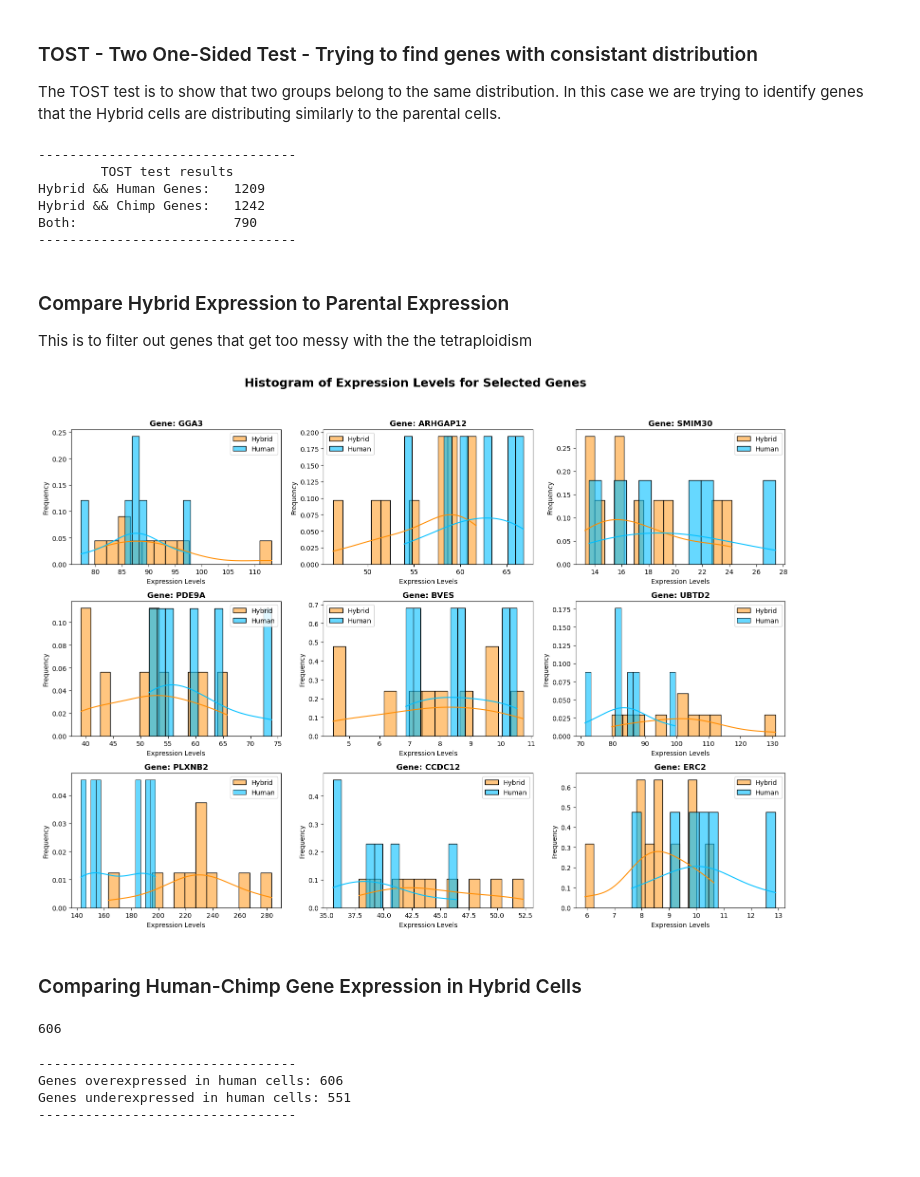
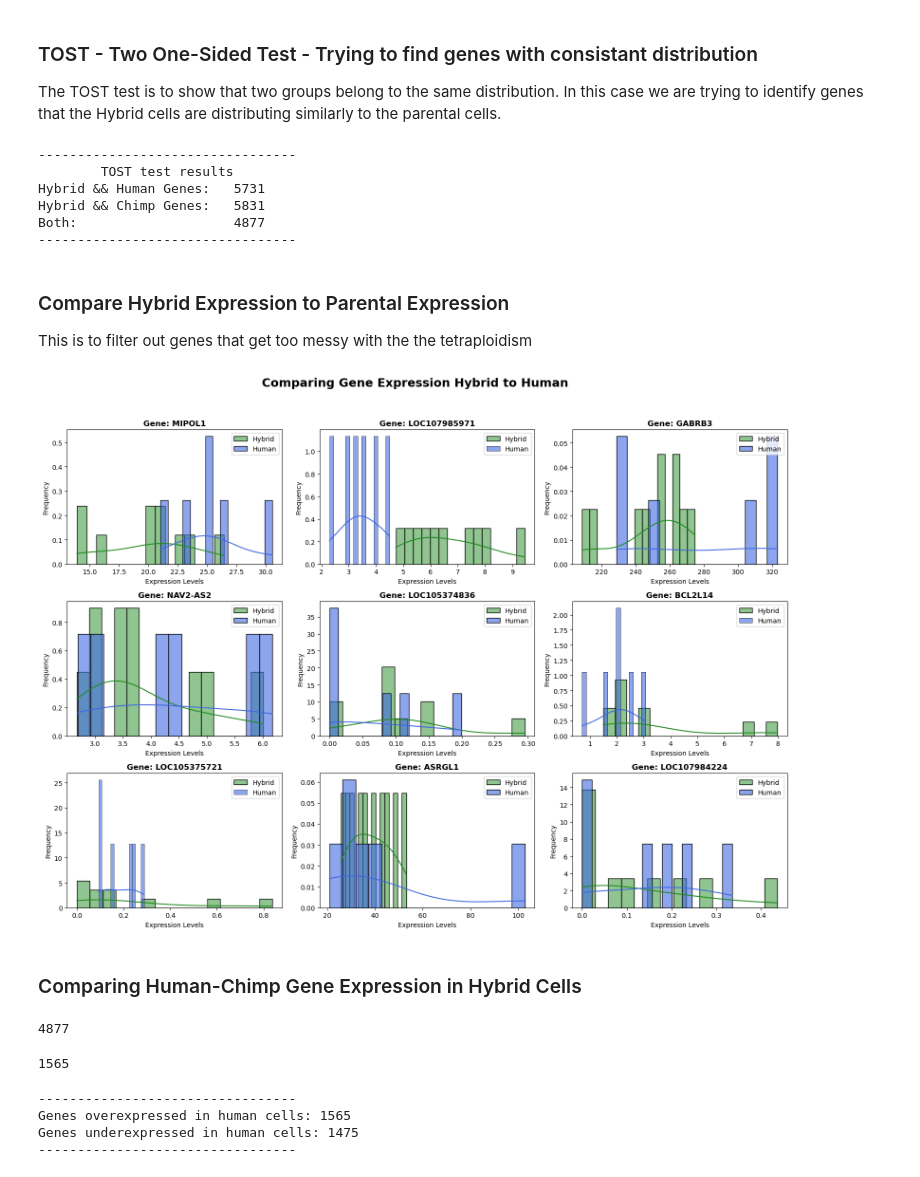
Before and after one commit to matanyaw9/iml_project, a Jupyter notebook: part_3.ipynb, the cells around one changed output. Saved outputs shown, nothing was run; the diff lists cells and outputs as text; code cells hidden in the pictures.

```diff
--- a/part_3.ipynb
+++ b/part_3.ipynb
@@ -104,7 +105,7 @@ print("Shape before filtering:", simplified_df.shape)
 
 # Filtering the data - removing redundant genes
 # human_chimp_gene_expression_columns = REF_COUNT.union(ALT_COUNT)
-clean_df = simplified_df[simplified_df.loc[:,list(REF_COUNT.union(ALT_COUNT))].gt(50).any(axis=1)]
+clean_df = simplified_df[simplified_df.loc[:,list(REF_COUNT.union(ALT_COUNT))].gt(5).any(axis=1)]
 print("Shape after filtering:", clean_df.shape)
 clean_df
 # %% [output]
@@ -245,9 +250,9 @@ print('---------------------------------')
 # print("Both:\t\t\t", high_p_values_ttest.sum())
 # print('---------------------------------')
 
-selected_wilcoxon_equivalent_genes = normalized_df.index[high_p_values_wilcoxon]
-expressed_in_ISPC_genes = normalized_df.loc[selected_wilcoxon_equivalent_genes, intersect([IPSC, HYBRIDS_SAMPLES, REF_COUNT])].sum(axis=1) > 0
-selected_wilcoxon_equivalent_genes = selected_wilcoxon_equivalent_genes[expressed_in_ISPC_genes]
+wilcoxon_equivalent_genes = normalized_df.index[high_p_values_wilcoxon]
+expressed_in_ISPC_genes = normalized_df.loc[wilcoxon_equivalent_genes, intersect([IPSC, HYBRIDS_SAMPLES, REF_COUNT])].sum(axis=1) > 0
+wilcoxon_equivalent_genes = wilcoxon_equivalent_genes[expressed_in_ISPC_genes]
 # %% [output]
 ---------------------------------
         Wilcoxon test results
@@ -288,13 +293,13 @@ def tost_test(gene, epsilon):
     }
 
 
-tost_p_values = pd.DataFrame(index=selected_wilcoxon_equivalent_genes, columns=['lower_bound_p_val_hybrid_human',
+tost_p_values = pd.DataFrame(index=wilcoxon_equivalent_genes, columns=['lower_bound_p_val_hybrid_human',
                                                                     'upper_bound_p_val_hybrid_human',
                                                                     'lower_bound_p_val_hybrid_chimp',
                                                                     'upper_bound_p_val_hybrid_chimp'
                                                                     ])
 for gene in normalized_df.index:
-    tost_p_values.loc[gene] = tost_test(gene, epsilon=0.6)
+    tost_p_values.loc[gene] = tost_test(gene, epsilon=0.8)
 # %%
 human_hybrid_tost_equivalence = np.maximum(tost_p_values['lower_bound_p_val_hybrid_human'], tost_p_values['upper_bound_p_val_hybrid_human']) < 0.05
 chimp_hybrid_tost_equivalence = np.maximum(tost_p_values['lower_bound_p_val_hybrid_chimp'], tost_p_values['upper_bound_p_val_hybrid_chimp']) < 0.05
@@ -303,64 +308,64 @@ print('---------------------------------')
 print('\tTOST test results')
 print("Hybrid && Human Genes:\t", human_hybrid_tost_equivalence.sum())
 print("Hybrid && Chimp Genes:\t", chimp_hybrid_tost_equivalence.sum())
-tost_equivalent_genes = normalized_df.index[np.logical_and(human_hybrid_tost_equivalence, chimp_hybrid_tost_equivalence)]
-print('Both:\t\t\t', tost_equivalent_genes.shape[0])
+selected_tost_equivalent_genes = normalized_df.index[np.logical_and(human_hybrid_tost_equivalence, chimp_hybrid_tost_equivalence)]
+print('Both:\t\t\t', selected_tost_equivalent_genes.shape[0])
 print('---------------------------------')
 # %% [output]
 ---------------------------------
         TOST test results
-Hybrid && Human Genes:   1209
-Hybrid && Chimp Genes:   1242
-Both:                    790
+Hybrid && Human Genes:   5731
+Hybrid && Chimp Genes:   5831
+Both:                    4877
 ---------------------------------
 # %% [markdown]
 ### Compare Hybrid Expression to Parental Expression
 This is to filter out genes that get too messy with the the tetraploidism
 # %%
 # Set random seed for reproducibility
-np.random.seed(1999)
+# np.random.seed(1999)
 
 SAMPLE_AMOUNT = 9
-selected_genes = np.random.choice(tost_equivalent_genes, min(SAMPLE_AMOUNT, len(tost_equivalent_genes)), replace=False)
+selected_genes = np.random.choice(selected_tost_equivalent_genes, min(SAMPLE_AMOUNT, len(selected_tost_equivalent_genes)), replace=False)
 
 # Define colors
-hybrid_h = 'darkorange'
-parental_h = 'deepskyblue'
+hybrid_h = HYBRID_COLOR
+parental_h = HUMAN_COLOR
 
 # Create subplots
 fig, axes = plt.subplots(nrows=3, ncols=3, figsize=(16, 12))
-fig.suptitle('Histogram of Expression Levels for Selected Genes', fontsize=18, fontweight='bold')
+fig.suptitle('Comparing Gene Expression Hybrid to Human', fontsize=18, fontweight='bold')
 axes = axes.flatten()
 
 # Plot histograms for each gene
 for i, gene in enumerate(selected_genes):
     ax = axes[i]
 
     # Extract expression values
     df_hybrid_h_ipsc = normalized_df.loc[gene, intersect([IPSC, HYBRIDS_SAMPLES, REF_COUNT])]
     df_human_h_ipsc = normalized_df.loc[gene, intersect([IPSC, HUMAN_SAMPLES, REF_COUNT])]
 
     # Plot using seaborn histplot for better visualization
     sns.histplot(df_hybrid_h_ipsc, bins=15, kde=True, alpha=0.5, color=hybrid_h, label='Hybrid', ax=ax, stat="density")
     sns.histplot(df_human_h_ipsc, bins=15, kde=True, alpha=0.6, color=parental_h, label='Human', ax=ax, stat="density")
 
     ax.set_xlabel('Expression Levels')
     ax.set_ylabel('Frequency')
     ax.set_title(f'Gene: {gene}', fontsize=12, fontweight='bold')
 
     ax.legend()
 
 # Hide empty subplots (if less than 20 genes)
 for j in range(i+1, len(axes)):
     fig.delaxes(axes[j])
 
 # Adjust layout
 fig.tight_layout(rect=[0, 0, 1, 0.95])
 
 # Show the plot
 plt.show()
 # %% [output]
-[figure, old version]
+[figure, new version]
 # %% [markdown]
 ### Comparing Human-Chimp Gene Expression in Hybrid Cells
 # %%
@@ -386,38 +391,49 @@ def get_p_values_paired_wilcoxon(group1_2_gap, group1_greater_name, group2_great
             group1_greater_name: p_wilcoxon_group1_overexpressed,
             group2_greater_name: p_wilcoxon_group1_underexpressed
             }
+# %%
+# df_hybrids_iPSC = normalized_df.loc[: ,intersect([HYBRIDS_SAMPLES, IPSC])]
+zero_genes = []
+for gene in selected_tost_equivalent_genes:
+    refs_avg = normalized_df.loc[gene, intersect([REF_COUNT, IPSC, HYBRIDS_SAMPLES])].mean()
+    alts_avg = normalized_df.loc[gene, intersect([ALT_COUNT, IPSC, HYBRIDS_SAMPLES])].mean()
+    if refs_avg == 0 or alts_avg == 0:
+        zero_genes.append(gene)
+        # print(f"Gene {gene} has 0 in either ref or alt")
+        continue
+
+selected_genes = selected_tost_equivalent_genes[~selected_tost_equivalent_genes.isin(zero_genes)]
+# %% [output]
+4877
 # %%
-
-# df_hybrids_iPSC = normalized_df.loc[: ,intersect([HYBRIDS_SAMPLES, IPSC])]
-
-p_values_DE_hybrids_paired_wilcoxon = pd.DataFrame(index=selected_wilcoxon_equivalent_genes, columns=['p_wilcoxon_human_overexpressed', 'p_wilcoxon_human_underexpressed'])
-for gene in selected_wilcoxon_equivalent_genes:
+p_values_ref_alt_comparison_in_hybrid = pd.DataFrame(index=selected_genes, columns=['p_wilcoxon_human_overexpressed', 'p_wilcoxon_human_underexpressed'])
+for gene in selected_genes:
 
     refs_gene = normalized_df.loc[gene, intersect([REF_COUNT, IPSC, HYBRIDS_SAMPLES])]
     alts_gene = normalized_df.loc[gene, intersect([ALT_COUNT, IPSC, HYBRIDS_SAMPLES])]
     refs_gene_gap = refs_gene.values - alts_gene.values
     # print(gene)
-    p_values_DE_hybrids_paired_wilcoxon.loc[gene] = get_p_values_paired_wilcoxon(group1_2_gap=refs_gene_gap, group1_greater_name='p_wilcoxon_human_overexpressed',
+    p_values_ref_alt_comparison_in_hybrid.loc[gene] = get_p_values_paired_wilcoxon(group1_2_gap=refs_gene_gap, group1_greater_name='p_wilcoxon_human_overexpressed',
                                                           group2_greater_name='p_wilcoxon_human_underexpressed')
 
-p_values_DE_hybrids_paired_wilcoxon[p_values_DE_hybrids_paired_wilcoxon['p_wilcoxon_human_overexpressed'] < 0.05].shape[0]
+p_values_ref_alt_comparison_in_hybrid[p_values_ref_alt_comparison_in_hybrid['p_wilcoxon_human_overexpressed'] < 0.05].shape[0]
 # %% [output]
-606
+1565
 # %%
-genes_overexpressed_human = p_values_DE_hybrids_paired_wilcoxon[p_values_DE_hybrids_paired_wilcoxon['p_wilcoxon_human_overexpressed'] < 0.05].index
-genes_underexpressed_human = p_values_DE_hybrids_paired_wilcoxon[p_values_DE_hybrids_paired_wilcoxon['p_wilcoxon_human_underexpressed'] < 0.05].index
+genes_overexpressed_human = p_values_ref_alt_comparison_in_hybrid[p_values_ref_alt_comparison_in_hybrid['p_wilcoxon_human_overexpressed'] < 0.05].index
+genes_underexpressed_human = p_values_ref_alt_comparison_in_hybrid[p_values_ref_alt_comparison_in_hybrid['p_wilcoxon_human_underexpressed'] < 0.05].index
 print('---------------------------------')
 print('Genes overexpressed in human cells:', genes_overexpressed_human.size)
 print('Genes underexpressed in human cells:', genes_underexpressed_human.size)
 print('---------------------------------')
 
-top_60_overexpressed_genes = p_values_DE_hybrids_paired_wilcoxon.loc[:,'p_wilcoxon_human_overexpressed'].sort_values().head(60).index
-top_60_underexpressed_genes = p_values_DE_hybrids_paired_wilcoxon.loc[:,'p_wilcoxon_human_underexpressed'].sort_values().head(60).index
+top_60_overexpressed_genes = p_values_ref_alt_comparison_in_hybrid.loc[:,'p_wilcoxon_human_overexpressed'].sort_values().head(60).index
+top_60_underexpressed_genes = p_values_ref_alt_comparison_in_hybrid.loc[:,'p_wilcoxon_human_underexpressed'].sort_values().head(60).index
 top_120_genes = np.concatenate((top_60_overexpressed_genes, top_60_underexpressed_genes))
 # %% [output]
 ---------------------------------
-Genes overexpressed in human cells: 606
-Genes underexpressed in human cells: 551
+Genes overexpressed in human cells: 1565
+Genes underexpressed in human cells: 1475
 ---------------------------------
 # %%
 # np.random.seed(0)
```
Also changed, not shown: parts of 17 cells of this notebook, 1 other file.
